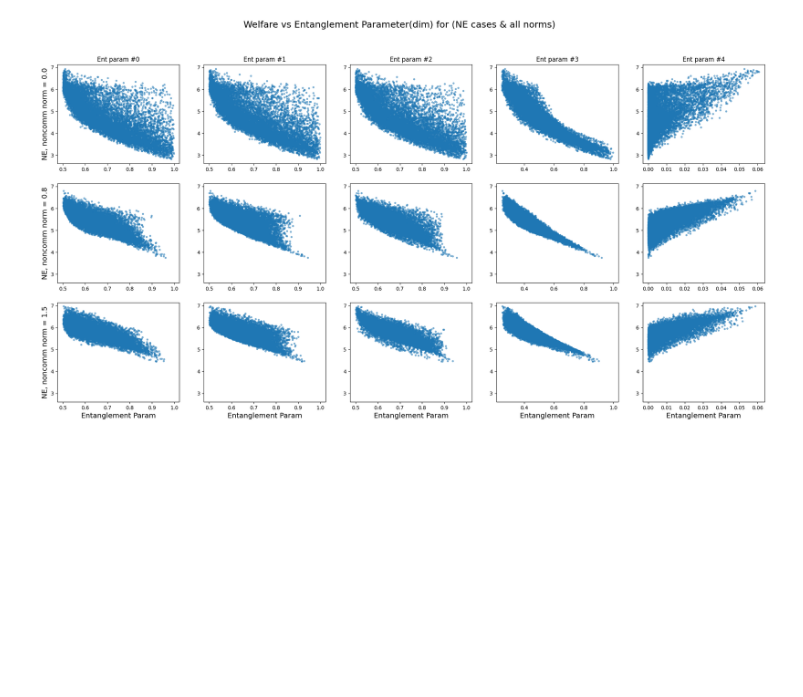
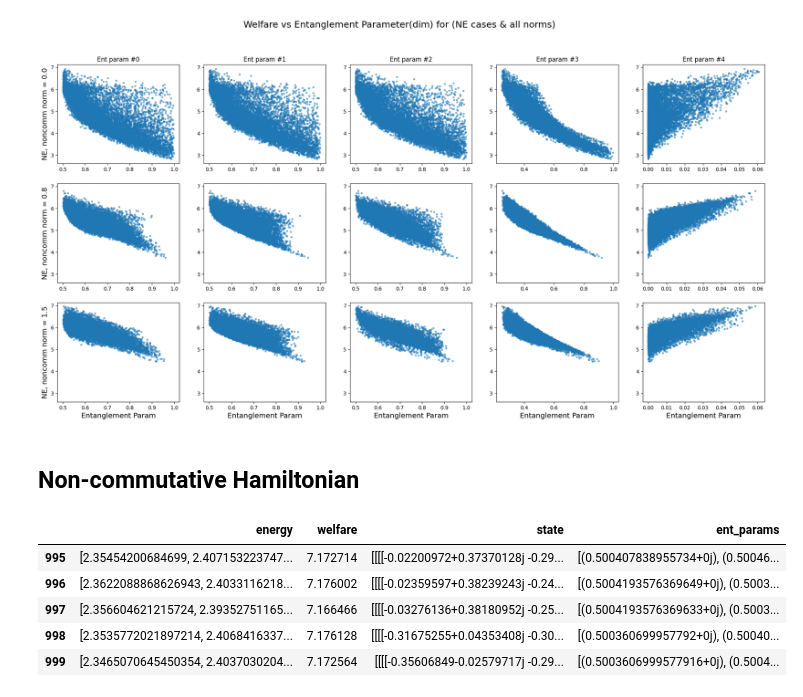
Before and after one commit to lccqqqqq/nash, a Jupyter notebook: analyze_NE_stats.ipynb, the cells around one changed output. Drawn from its saved outputs; the diff is of its cells as text; code cells hidden in the pictures; blank space fills up the shorter version.

```diff
--- a/analyze_NE_stats.ipynb
+++ b/analyze_NE_stats.ipynb
@@ -191,3 +191,17 @@ plt.suptitle('Welfare vs Entanglement Parameter(dim) for (NE cases & all norms)'
 plt.show()
 # %% [output]
 [figure]
+# %% [markdown]
+## Non-commutative Hamiltonian
+# %%
+filepath = "data/qpd_3player_nocomm/qpd3_20260103_122051_06c94f4a.pkl"
+df = pickle.load(open(filepath, 'rb'))
+df = pd.DataFrame(df['metric_logs'])
+df.tail()
+# %% [output]
+|  | energy | welfare | state | ent_params |
+| 995 | [2.35454200684699, 2.407153223747... | 7.172714 | [[[[-0.02200972+0.37370128j -0.29... | [(0.500407838955734+0j), (0.50046... |
+| 996 | [2.3622088868626943, 2.4033116218... | 7.176002 | [[[[-0.02359597+0.38239243j -0.24... | [(0.5004193576369649+0j), (0.5003... |
+| 997 | [2.356604621215724, 2.39352751165... | 7.166466 | [[[[-0.03276136+0.38180952j -0.25... | [(0.5004193576369633+0j), (0.5003... |
+| 998 | [2.3535772021897214, 2.4068416337... | 7.176128 | [[[[-0.31675255+0.04353408j -0.30... | [(0.500360699957792+0j), (0.50040... |
+| 999 | [2.3465070645450354, 2.4037030204... | 7.172564 | [[[[-0.35606849-0.02579717j -0.29... | [(0.5003606999577916+0j), (0.5004... |
```
Also changed, not shown: parts of 1 cell of this notebook, 4 other files.
